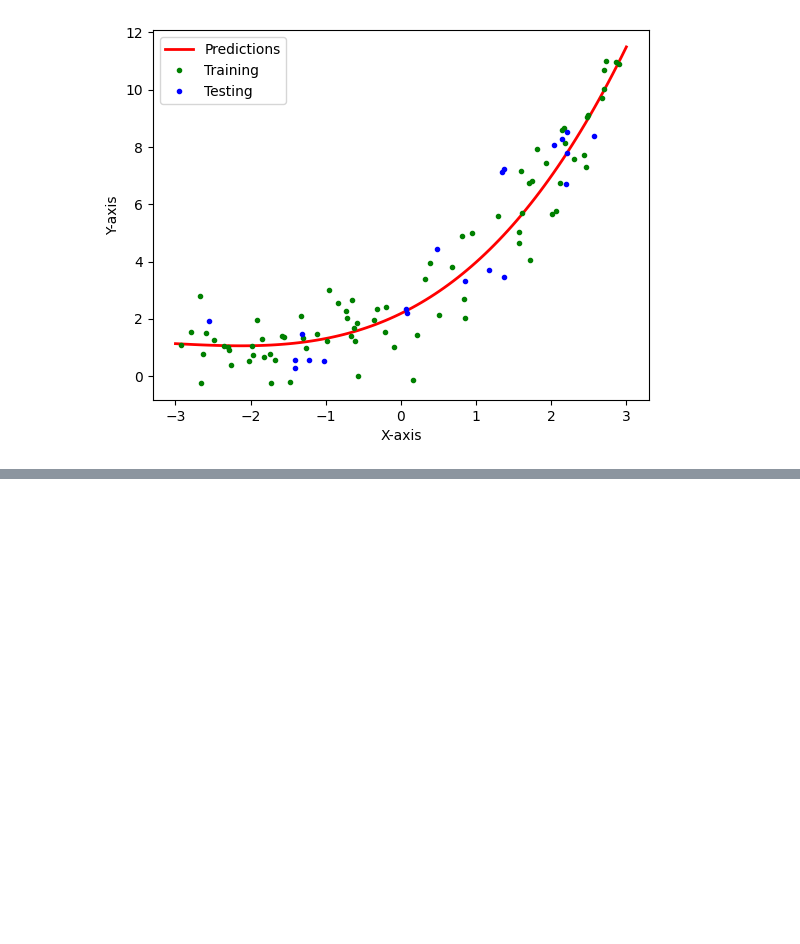
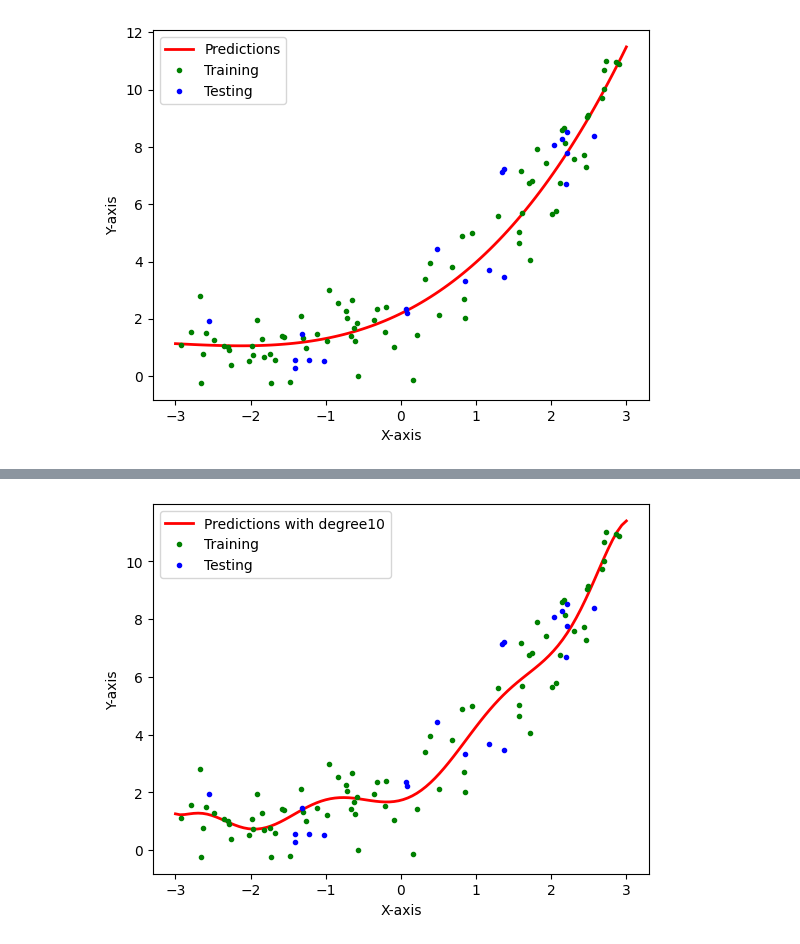
Before and after one commit to vakharwalad23/Machine-Learning, a Jupyter notebook: Linear Regression/Polynomial Regression.ipynb, the cells around one changed output, grey strips where cells are left out. Drawn from its saved outputs; the diff is of its cells as text; code cells hidden in the pictures; blank space fills up the shorter version.

```diff
--- a/Linear Regression/Polynomial Regression.ipynb
+++ b/Linear Regression/Polynomial Regression.ipynb
@@ -124,0 +151,4 @@ plt.legend(loc="best")
+# %%
+polynomial_regression(degree=10)
+# %% [output]
+[figure, added]
```
Also changed, not shown: parts of 4 cells of this notebook.
